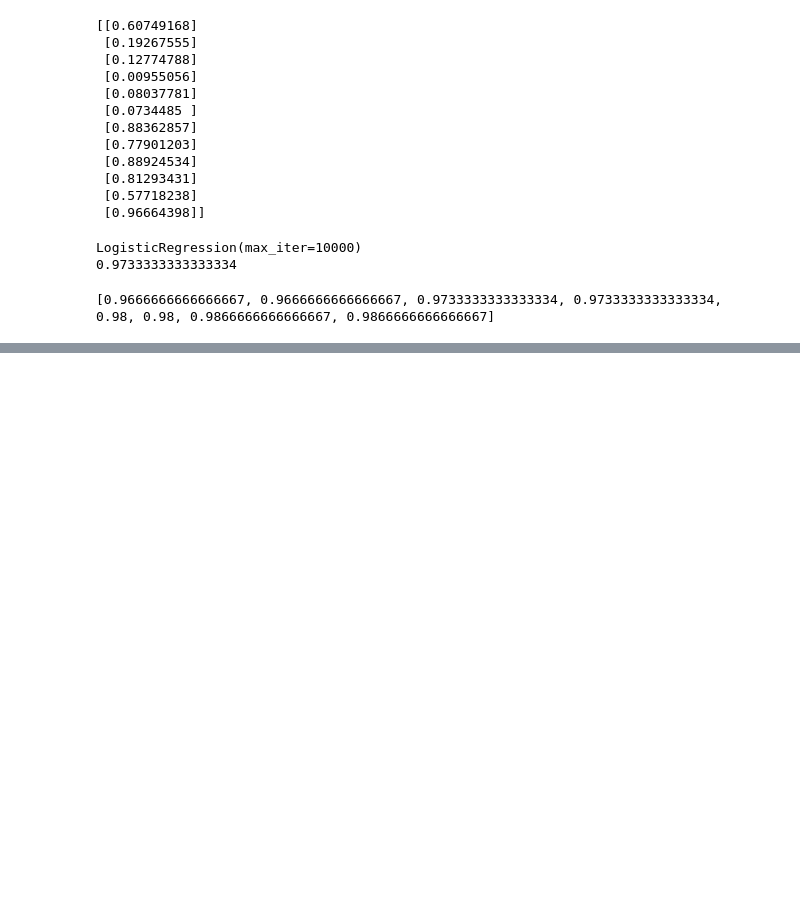
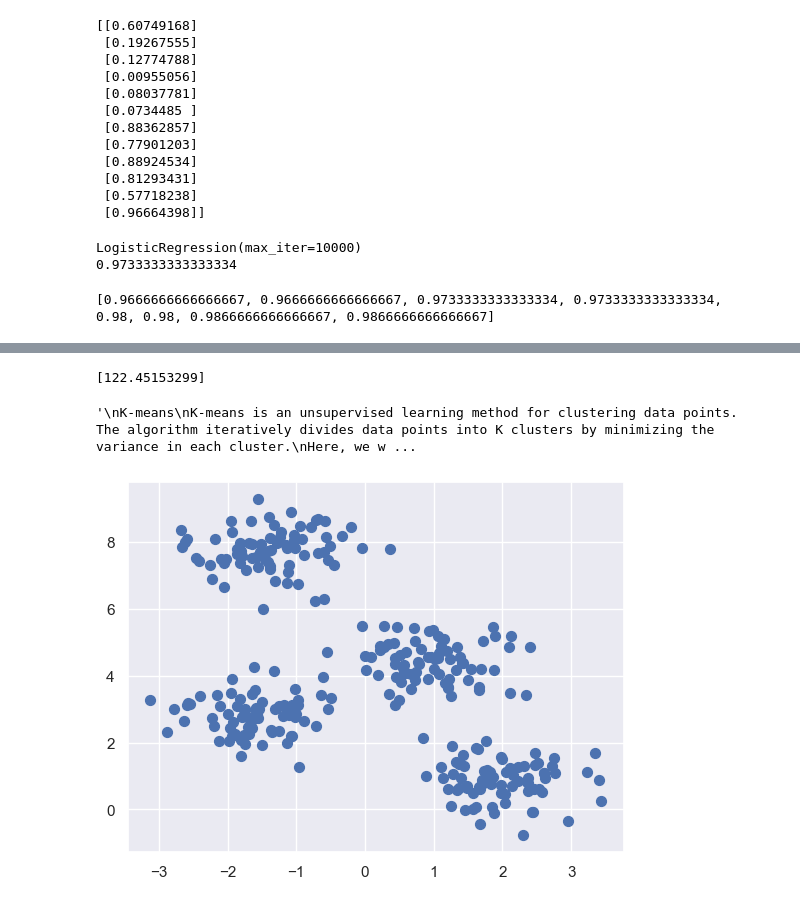
Before and after one commit to wilsonchow-ws/jupyterlab-study, a Jupyter notebook: ML_Study.ipynb, the cells around one changed output, grey strips where cells are left out. Saved outputs shown, nothing was run; the diff lists cells and outputs as text; code cells hidden in the pictures; blank space fills up the shorter version.

```diff
--- a/ML_Study.ipynb
+++ b/ML_Study.ipynb
@@ -1485,0 +1573,58 @@ print(scores)
+# %%
+import pandas
+from sklearn import linear_model
+
+cars = pandas.read_csv("data.csv")
+ohe_cars = pandas.get_dummies(cars[['Car']])
+
+X = pandas.concat([cars[['Volume', 'Weight']], ohe_cars], axis=1)
+y = cars['CO2']
+
+regr = linear_model.LinearRegression()
+regr.fit(X.values,y.values)
+
+##predict the CO2 emission of a Volvo where the weight is 2300kg, and the volume is 1300cm3:
+predictedCO2 = regr.predict([[2300, 1300,0,0,0,0,0,0,0,0,0,0,0,0,0,0,0,1,0]])
+
+print(predictedCO2)
+# %% [output]
+[122.45153299]
+# %%
+"""
+K-means
+K-means is an unsupervised learning method for clustering data points. The algorithm iteratively divides data points into K clusters by minimizing the variance in each cluster.
+Here, we will show you how to estimate the best value for K using the elbow method, then use K-means clustering to group the data points into clusters.
+
+First, each data point is randomly assigned to one of the K clusters. Then, we compute the centroid (functionally the center) of each cluster,
+and reassign each data point to the cluster with the closest centroid. We repeat this process until the cluster assignments for each data point are no longer changing.
+
+K-means clustering requires us to select K, the number of clusters we want to group the data into.
+The elbow method lets us graph the inertia (a distance-based metric) and visualize the point at which it starts decreasing linearly.
+This point is referred to as the "elbow" and is a good estimate for the best value for K based on our data.
+
+Clustering algorithms seek to learn, from the properties of the data, an optimal division or discrete labeling of groups of points.
+Many clustering algorithms are available in Scikit-Learn and elsewhere, but perhaps the simplest to understand is an algorithm known as k-means clustering,
+which is implemented in sklearn.cluster.KMeans.
+"""
+# %% [output]
+'\nK-means\nK-means is an unsupervised learning method for clustering data points. The algorithm iteratively divides data points into K clusters by minimizing the variance in each cluster.\nHere, we w ...
+# %%
+%matplotlib inline
+import matplotlib.pyplot as plt
+import seaborn as sns; sns.set() # for plot styling
+import numpy as np
+
+#outdated version
+#from sklearn.datasets.samples_generator import make_blobs
+
+from sklearn.datasets import make_blobs
+X, y_true = make_blobs(n_samples=300, centers=4,
+cluster_std=0.60, random_state=0)
+plt.scatter(X[:, 0], X[:, 1], s=50);
+
+from sklearn.cluster import KMeans
+kmeans = KMeans(n_clusters=4)
+kmeans.fit(X)
+y_kmeans = kmeans.predict(X)
+# %% [output]
+[figure, added]
```
Also changed, not shown: parts of 23 cells of this notebook, 1 other file.
